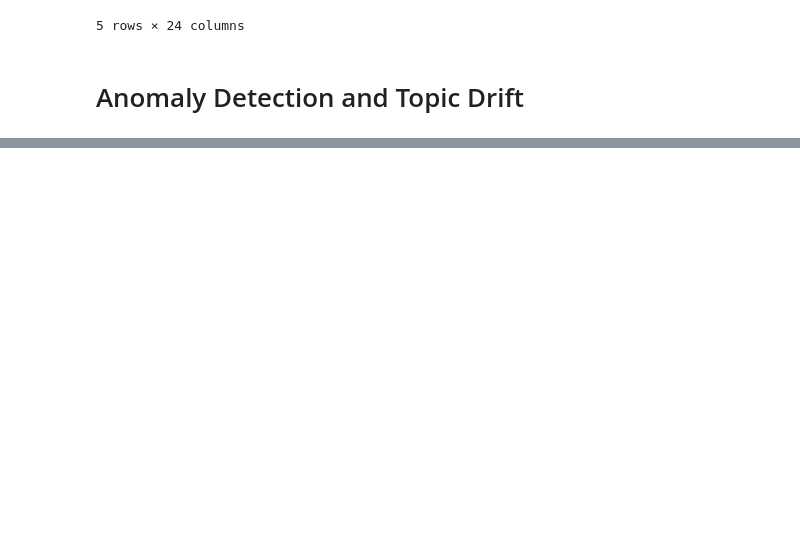
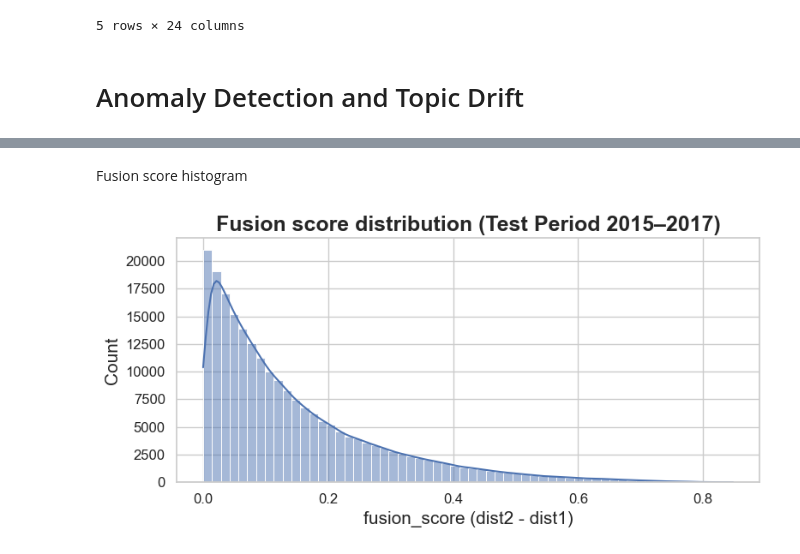
Before and after one commit to spengjohn/DS1-Group-Project, a Jupyter notebook: GroupProject.ipynb, the cells around one changed output, grey strips where cells are left out. Saved outputs shown, nothing was run; the diff lists cells and outputs as text; code cells hidden in the pictures; blank space fills up the shorter version.

```diff
--- a/GroupProject.ipynb
+++ b/GroupProject.ipynb
@@ -835,0 +1282,17 @@ df_test.head()
+# %%
+# compute distances / similarities for all papers in df_all reduced space
+centers_all = km_all.cluster_centers_   # K x SVD_DIM
+dists_all = cosine_distances(X_all_text_reduced, centers_all)  # n_all x K
+nearest1 = np.argmin(dists_all, axis=1)
+sorted_d = np.sort(dists_all, axis=1)
+dist_to_1 = sorted_d[:,0]
+dist_to_2 = sorted_d[:,1]
+fusion_score_all = dist_to_2 - dist_to_1
+df_all["nearest_topic_1"] = nearest1
+df_all["dist_to_1"] = dist_to_1
+df_all["dist_to_2"] = dist_to_2
+df_all["fusion_score"] = fusion_score_all
+
+fusion_threshold = df_all["fusion_score"].quantile(0.10)  # bottom 10% => fusion candidates
+df_all["fusion_flag"] = (df_all["fusion_score"] <= fusion_threshold).astype(int)
+print("Fusion candidates (all):", df_all["fusion_flag"].sum())
@@ -835,0 +1409,22 @@ df_test.head()
+# %% [markdown]
+Fusion score histogram
+# %%
+plt.figure(figsize=(8, 4))
+
+sns.histplot(
+    test_subset["fusion_score"].dropna(),
+    bins=60,
+    kde=True
+)
+
+plt.title("Fusion score distribution (Test Period 2015–2017)", fontsize=18, fontweight="bold")
+plt.xlabel("fusion_score (dist2 - dist1)", fontsize=15)
+plt.ylabel("Count", fontsize=15)
+
+plt.xticks(fontsize=12)
+plt.yticks(fontsize=12)
+
+plt.tight_layout()
+plt.show()
+# %% [output]
+[figure, added]
```
Also changed, not shown: parts of 52 cells of this notebook, 1 other file.
